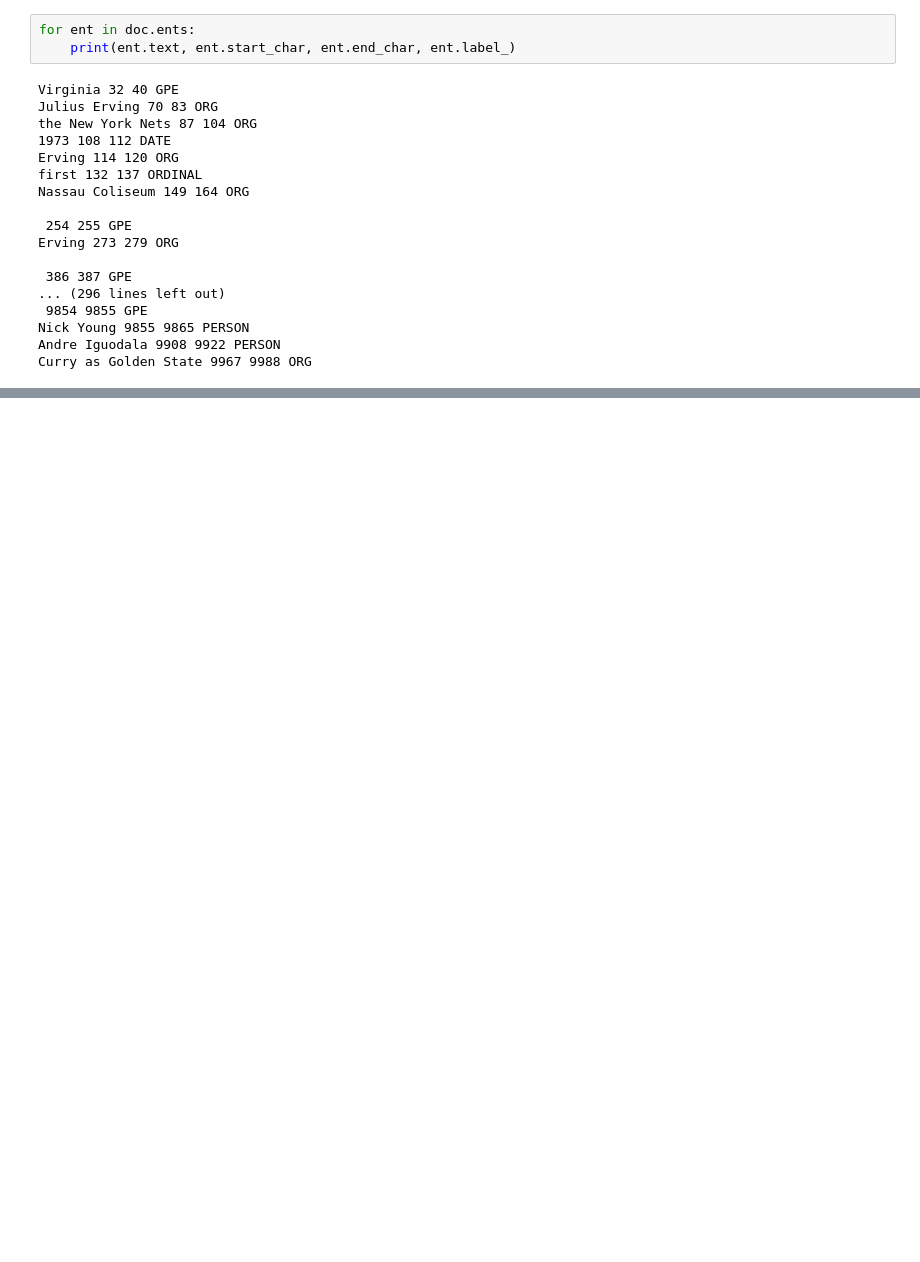
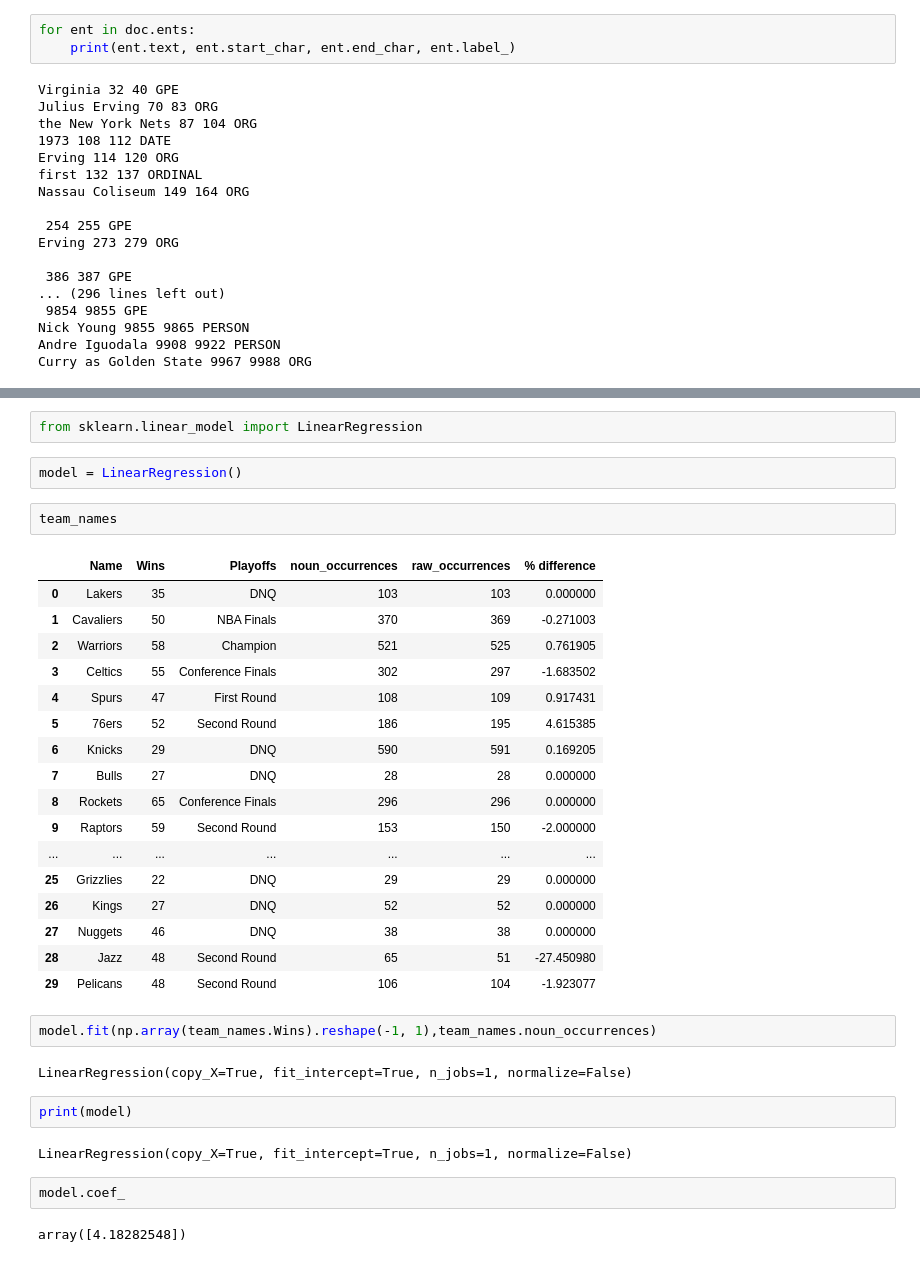
Before and after one commit to ajhoward7/nba-analysis, a Jupyter notebook: nyt_scrape/EDA.ipynb, the cells around one changed output, grey strips where cells are left out. Saved outputs shown, nothing was run; the diff lists cells and outputs as text; blank space fills up the shorter version.

```diff
--- a/nyt_scrape/EDA.ipynb
+++ b/nyt_scrape/EDA.ipynb
@@ -163,0 +282,36 @@ Curry as Golden State 9967 9988 ORG
+# %%
+from sklearn.linear_model import LinearRegression
+# %%
+model = LinearRegression()
+# %%
+team_names
+# %% [output]
+|  | Name | Wins | Playoffs | noun_occurrences | raw_occurrences | % difference |
+| 0 | Lakers | 35 | DNQ | 103 | 103 | 0.000000 |
+| 1 | Cavaliers | 50 | NBA Finals | 370 | 369 | -0.271003 |
+| 2 | Warriors | 58 | Champion | 521 | 525 | 0.761905 |
+| 3 | Celtics | 55 | Conference Finals | 302 | 297 | -1.683502 |
+| 4 | Spurs | 47 | First Round | 108 | 109 | 0.917431 |
+| 5 | 76ers | 52 | Second Round | 186 | 195 | 4.615385 |
+| 6 | Knicks | 29 | DNQ | 590 | 591 | 0.169205 |
+| 7 | Bulls | 27 | DNQ | 28 | 28 | 0.000000 |
+| 8 | Rockets | 65 | Conference Finals | 296 | 296 | 0.000000 |
+| 9 | Raptors | 59 | Second Round | 153 | 150 | -2.000000 |
+| ... | ... | ... | ... | ... | ... | ... |
+| 25 | Grizzlies | 22 | DNQ | 29 | 29 | 0.000000 |
+| 26 | Kings | 27 | DNQ | 52 | 52 | 0.000000 |
+| 27 | Nuggets | 46 | DNQ | 38 | 38 | 0.000000 |
+| 28 | Jazz | 48 | Second Round | 65 | 51 | -27.450980 |
+| 29 | Pelicans | 48 | Second Round | 106 | 104 | -1.923077 |
+# %%
+model.fit(np.array(team_names.Wins).reshape(-1, 1),team_names.noun_occurrences)
+# %% [output]
+LinearRegression(copy_X=True, fit_intercept=True, n_jobs=1, normalize=False)
+# %%
+print(model)
+# %% [output]
+LinearRegression(copy_X=True, fit_intercept=True, n_jobs=1, normalize=False)
+# %%
+model.coef_
+# %% [output]
+array([4.18282548])
```
Also changed, not shown: parts of 26 cells of this notebook, 7 other files.
